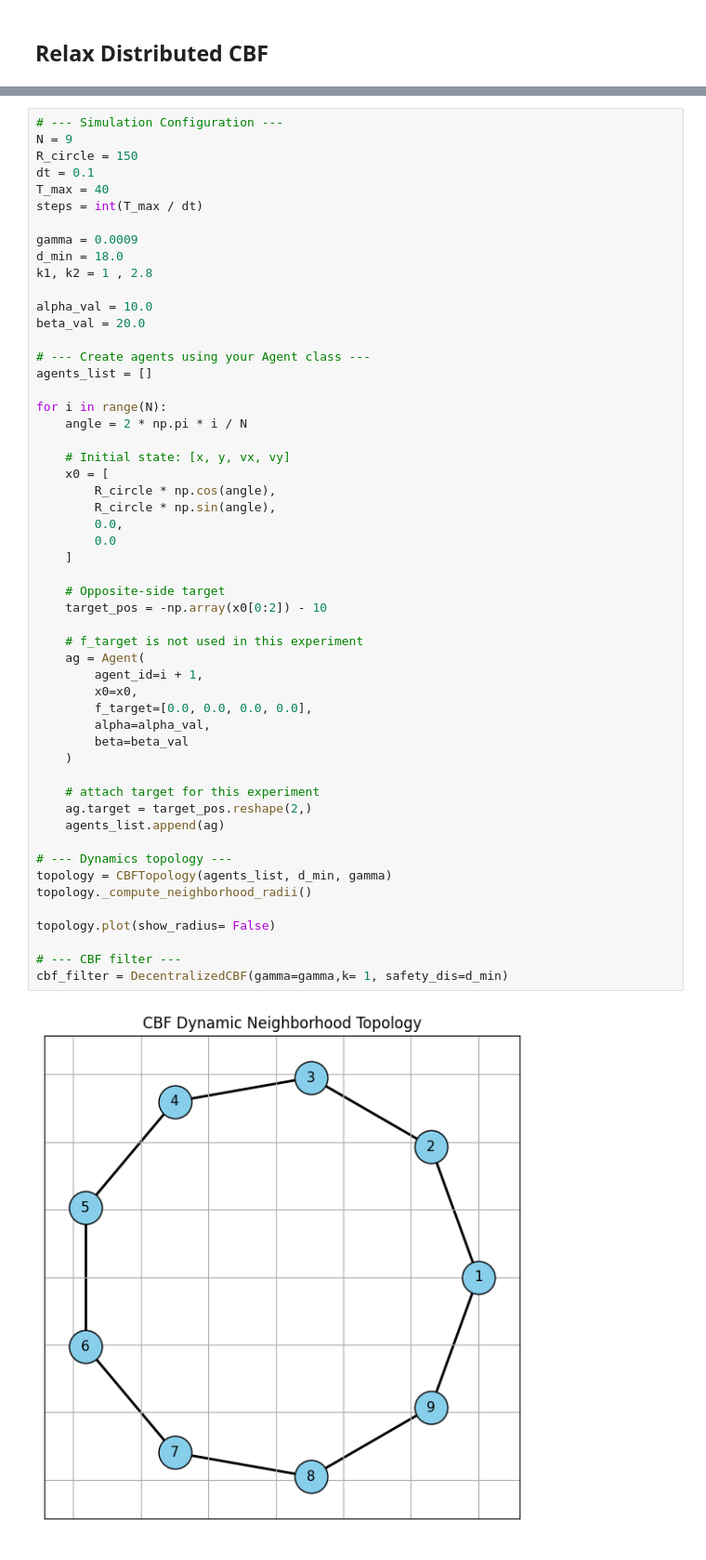
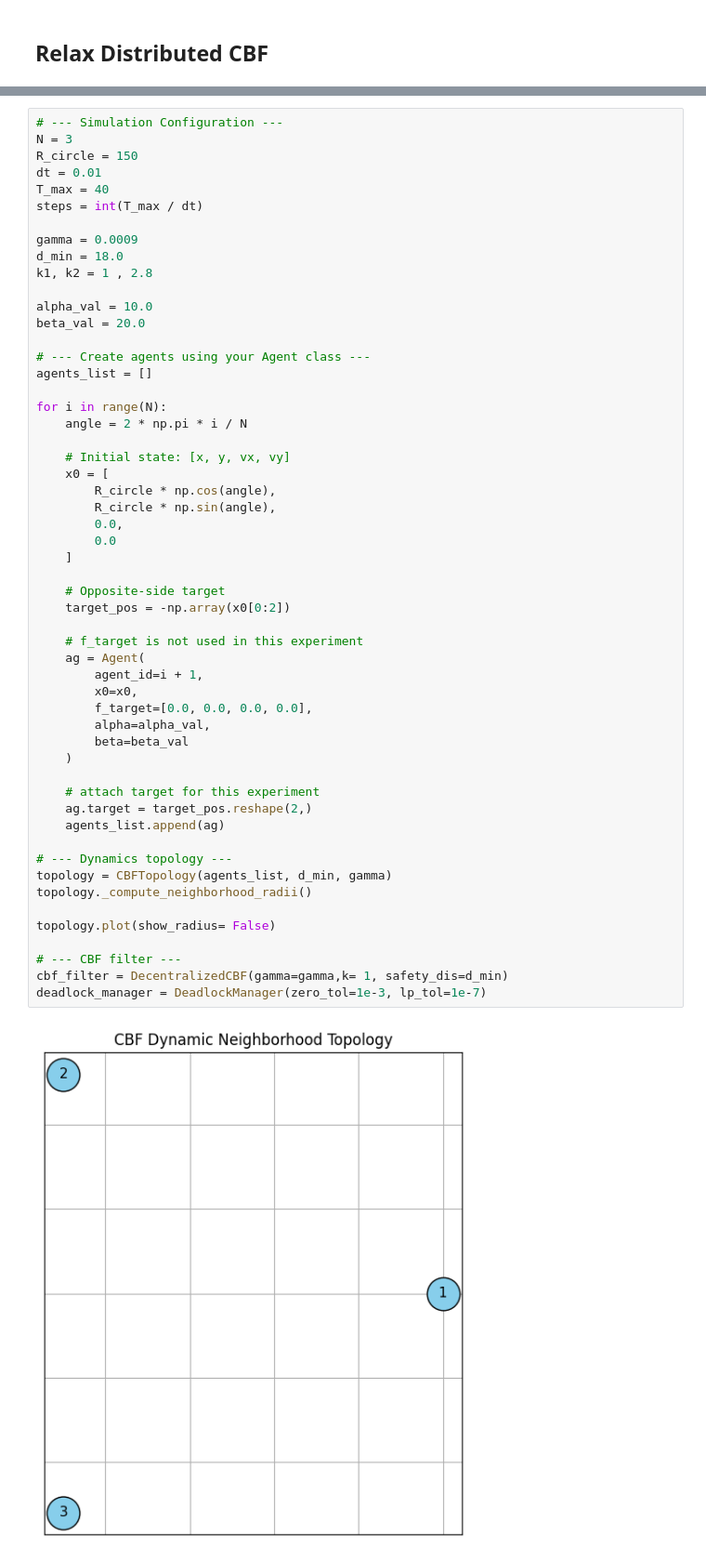
Before and after one commit to hungnguyen-125/Safety_Formation_Control_CBF, a Jupyter notebook: demo/decentralized_cbf_validation.ipynb, the cells around one changed output, grey strips where cells are left out. Shown at 93% size. Cells and saved outputs as stored; diff of their text form.

```diff
--- a/demo/decentralized_cbf_validation.ipynb
+++ b/demo/decentralized_cbf_validation.ipynb
@@ -645,8 +638,8 @@ print(A[:, :2])
 # %%
 # --- Simulation Configuration ---
-N = 9
+N = 3
 R_circle = 150
-dt = 0.1
+dt = 0.01
 T_max = 40
 steps = int(T_max / dt)
 
@@ -668,35 +661,36 @@ for i in range(N):
         R_circle * np.cos(angle),
         R_circle * np.sin(angle),
         0.0,
         0.0
     ]
 
     # Opposite-side target
-    target_pos = -np.array(x0[0:2]) - 10
+    target_pos = -np.array(x0[0:2])
 
     # f_target is not used in this experiment
     ag = Agent(
         agent_id=i + 1,
         x0=x0,
         f_target=[0.0, 0.0, 0.0, 0.0],
         alpha=alpha_val,
         beta=beta_val
     )
 
     # attach target for this experiment
     ag.target = target_pos.reshape(2,)
     agents_list.append(ag)
 
 # --- Dynamics topology ---
 topology = CBFTopology(agents_list, d_min, gamma)
 topology._compute_neighborhood_radii()
 
 topology.plot(show_radius= False)
 
 # --- CBF filter ---
 cbf_filter = DecentralizedCBF(gamma=gamma,k= 1, safety_dis=d_min)
+deadlock_manager = DeadlockManager(zero_tol=1e-3, lp_tol=1e-7)
 # %% [output]
-[figure, old version]
+[figure, new version]
 # %%
 # --- History ---
 history = [[] for _ in range(N)]
```
Also changed, not shown: parts of 6 cells of this notebook, 10 other files.
